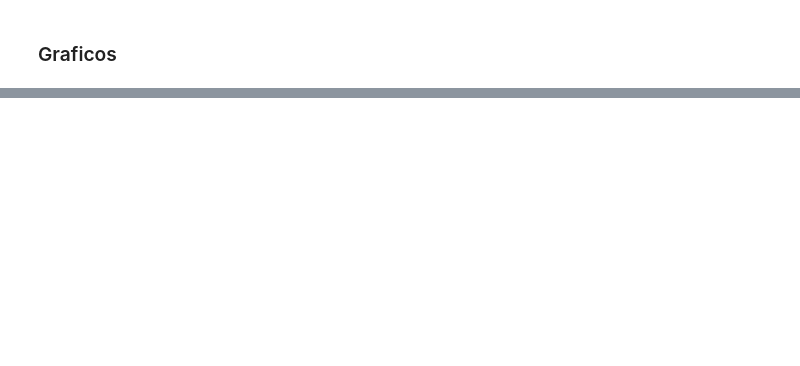
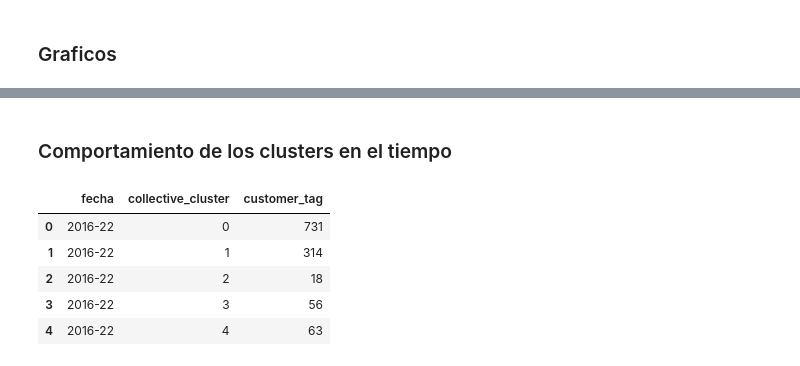
Before and after one commit to johnkbarrera/TemporalTXs, a Jupyter notebook: para la semana/(6) ANALISIS DE RESULTADOS.ipynb, the cells around one changed output, grey strips where cells are left out. Cells and saved outputs as stored; diff of their text form; code cells hidden in the pictures; blank space fills up the shorter version.

```diff
--- a/para la semana/(6) ANALISIS DE RESULTADOS.ipynb
+++ b/para la semana/(6) ANALISIS DE RESULTADOS.ipynb
@@ -119,0 +143,14 @@ for kk in range(num_cluster):
+# %% [markdown]
+### Comportamiento de los clusters en el tiempo
+# %%
+helper = data.groupby(['year','week','collective_cluster'], as_index=False, sort=True)['customer_tag'].count()
+helper['fecha'] = helper['year'].astype(str).str.cat(helper['week'].astype(str), sep='-')
+helper = helper[['fecha','collective_cluster','customer_tag']]
+helper.head(5)
+# %% [output]
+|  | fecha | collective_cluster | customer_tag |
+| 0 | 2016-22 | 0 | 731 |
+| 1 | 2016-22 | 1 | 314 |
+| 2 | 2016-22 | 2 | 18 |
+| 3 | 2016-22 | 3 | 56 |
+| 4 | 2016-22 | 4 | 63 |
```
Also changed, not shown: parts of 11 cells of this notebook, 8 other files.
